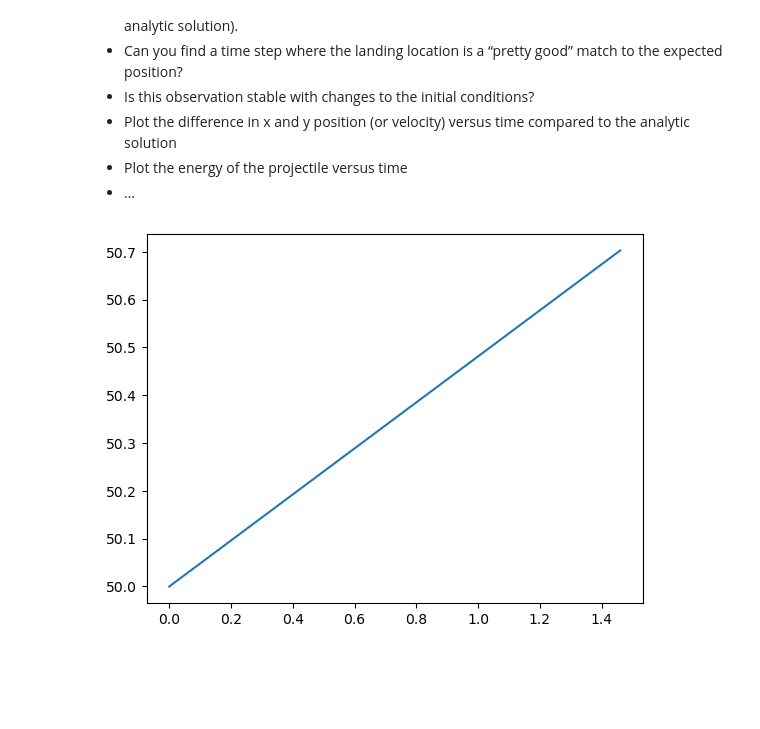
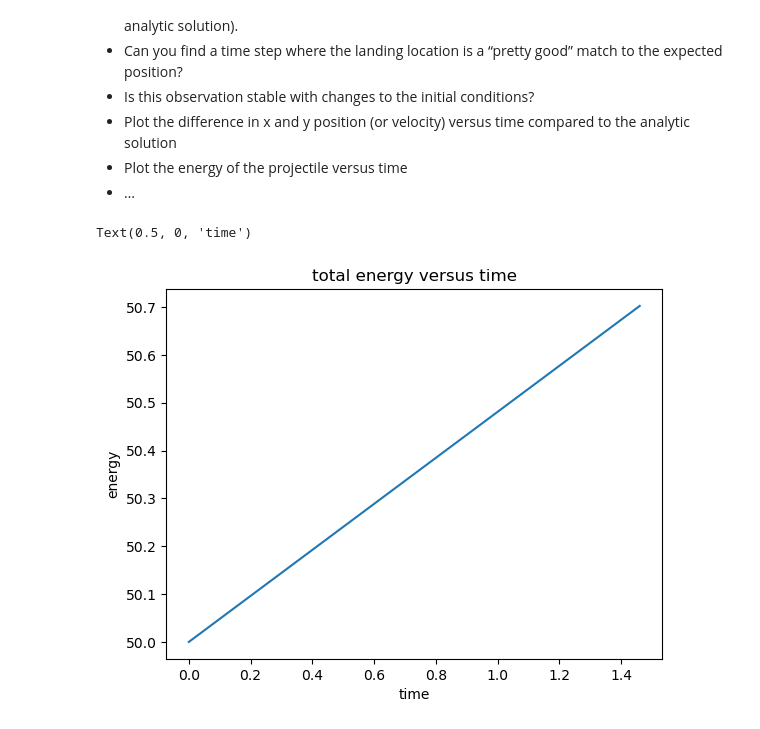
Before and after one commit to taylorjcolaizzi/ode1-taylorjcolaizzi, a Jupyter notebook: euler.ipynb, the cells around one changed output. Cells and saved outputs as stored; diff of their text form; code cells hidden in the pictures; blank space fills up the shorter version.

Commit message:
Added labels to plot

```diff
--- a/euler.ipynb
+++ b/euler.ipynb
@@ -72,10 +72,14 @@ Study and assess the performance of the Euler algorithm, you can do this in a va
 # %%
 kinetic_energy = 1/2 * (vx**2 + vy**2)
 potential_energy = g * sy
-plt.plot(t, kinetic_energy + potential_energy);
+plt.plot(t, kinetic_energy + potential_energy)
+plt.title("total energy versus time")
+plt.ylabel("energy")
+plt.xlabel("time")
 
 # each step adds error, since the Euler method tends to overshoot the true path.
 
 # Well, I made the energy plot, and I can just send it in!
 # %% [output]
+Text(0.5, 0, 'time')
-[figure, old version]
+[figure, new version]
```
